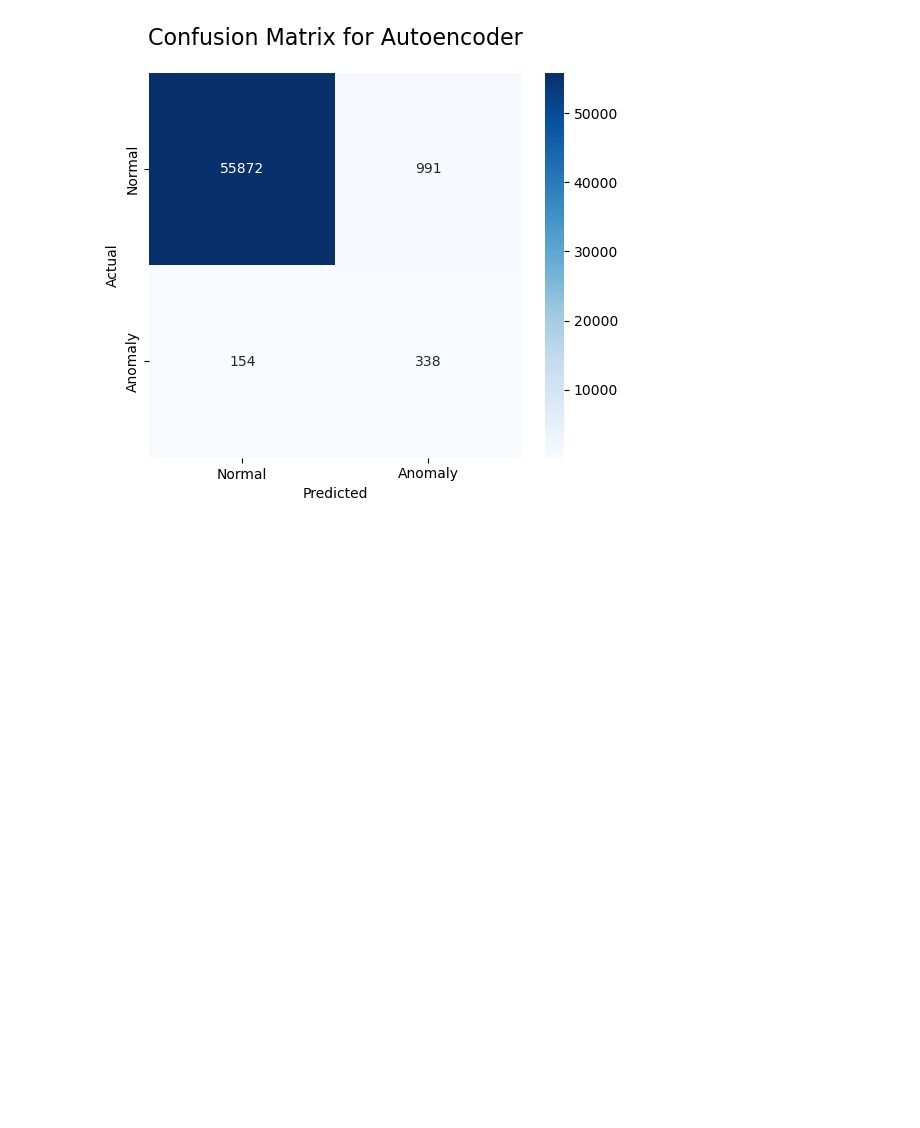
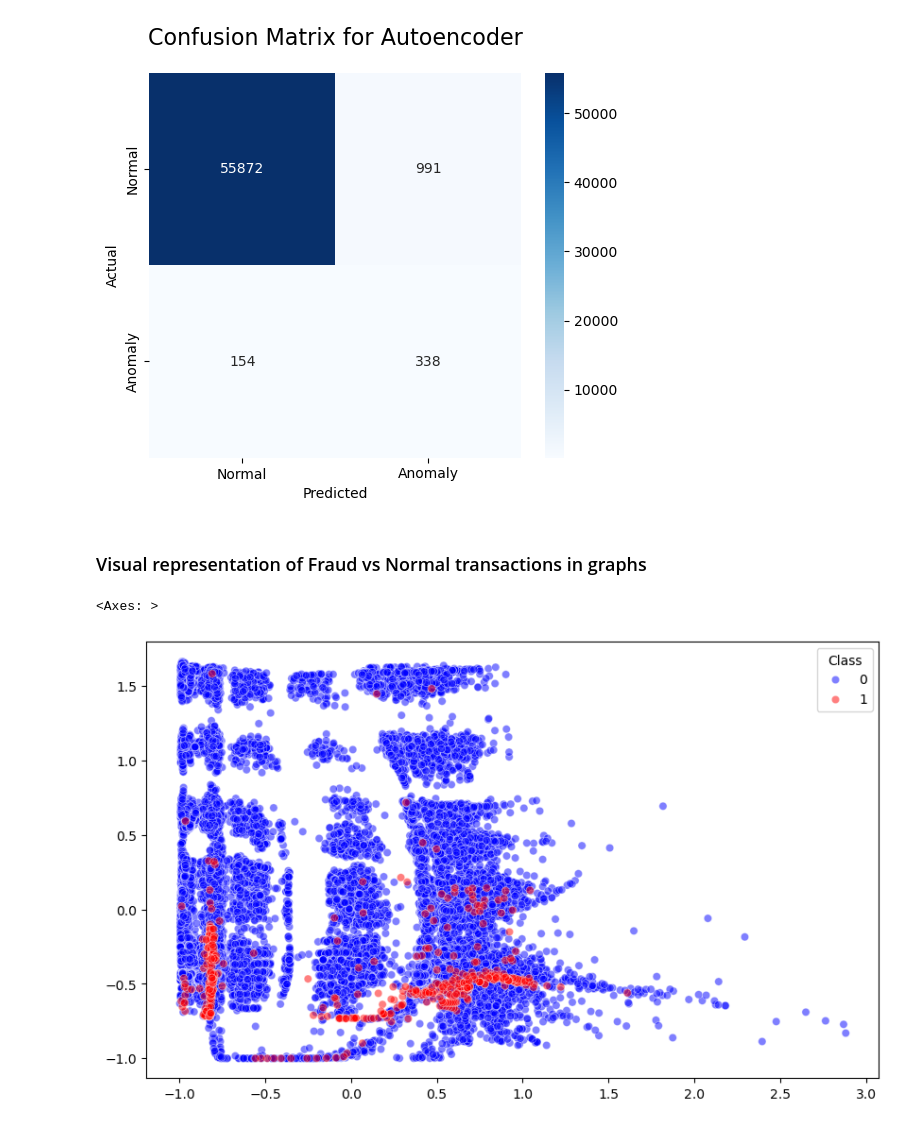
Before and after one commit to lucasmtse/Detecting-Outliers-in-Transactions, a Jupyter notebook: notebook.ipynb, the cells around one changed output. Drawn from its saved outputs; the diff is of its cells as text; code cells hidden in the pictures; blank space fills up the shorter version.

Commit message:
add representation visual

```diff
--- a/notebook.ipynb
+++ b/notebook.ipynb
@@ -300,3 +300,17 @@ for model_name, y_pred in [("Isolation Forest", y_pred_iso),
 [figure]
 [figure]
 [figure]
+# %% [markdown]
+### Visual representation of Fraud vs Normal transactions in graphs
+# %%
+encoder= model.encoder
+encoder.eval()
+with torch.no_grad():
+    x_test_encoded = encoder(x_test_tensor.to(next(model.parameters()).device)).cpu().numpy()
+import matplotlib.pyplot as plt
+import seaborn as sns
+plt.figure(figsize=(10,6))
+sns.scatterplot(x=x_test_encoded[:,0], y=x_test_encoded[:,1], hue=y_test, palette={0:'blue', 1:'red'}, alpha=0.5)
+# %% [output]
+<Axes: >
+[figure, added]
```
Also changed, not shown: parts of 1 cell of this notebook.
